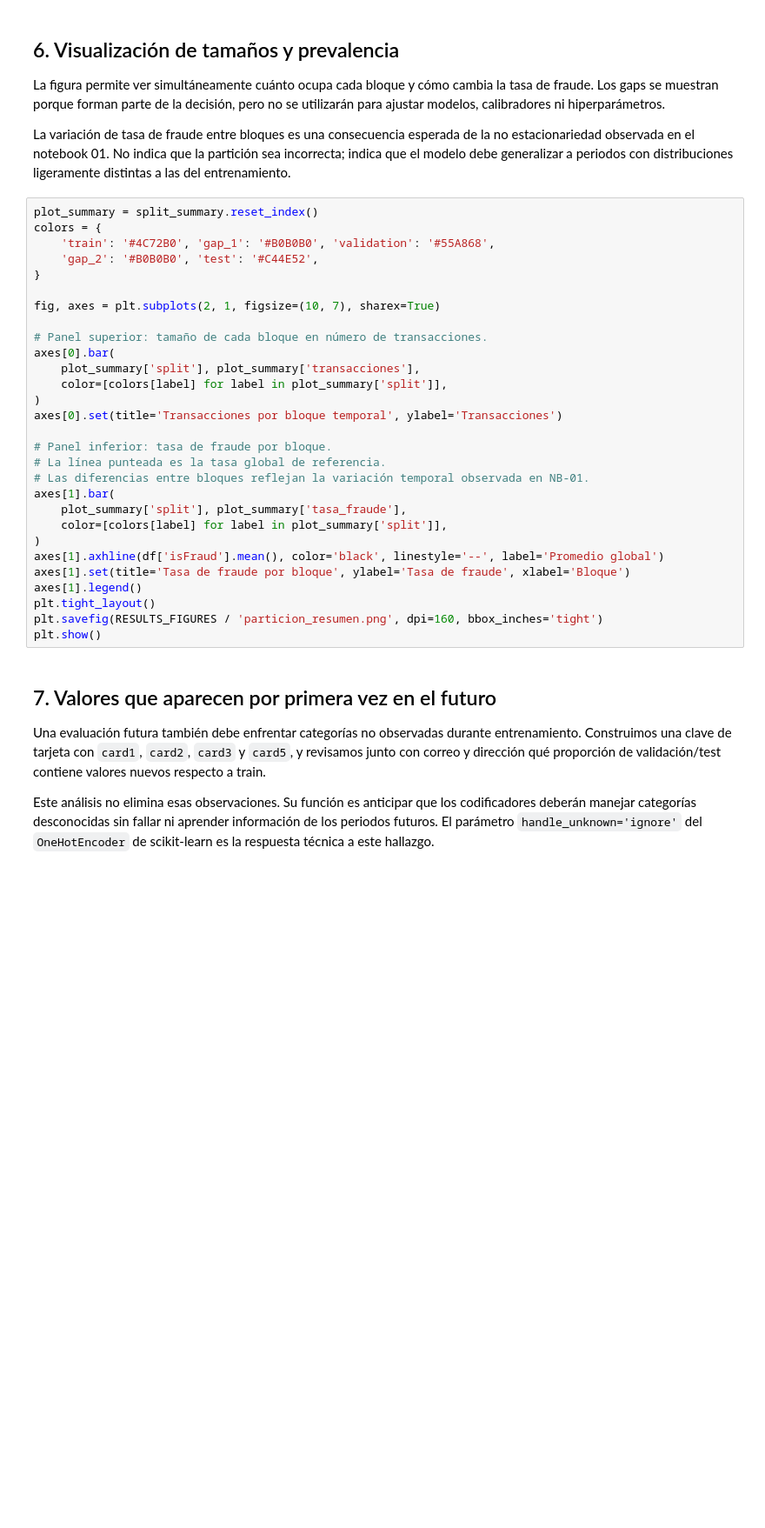
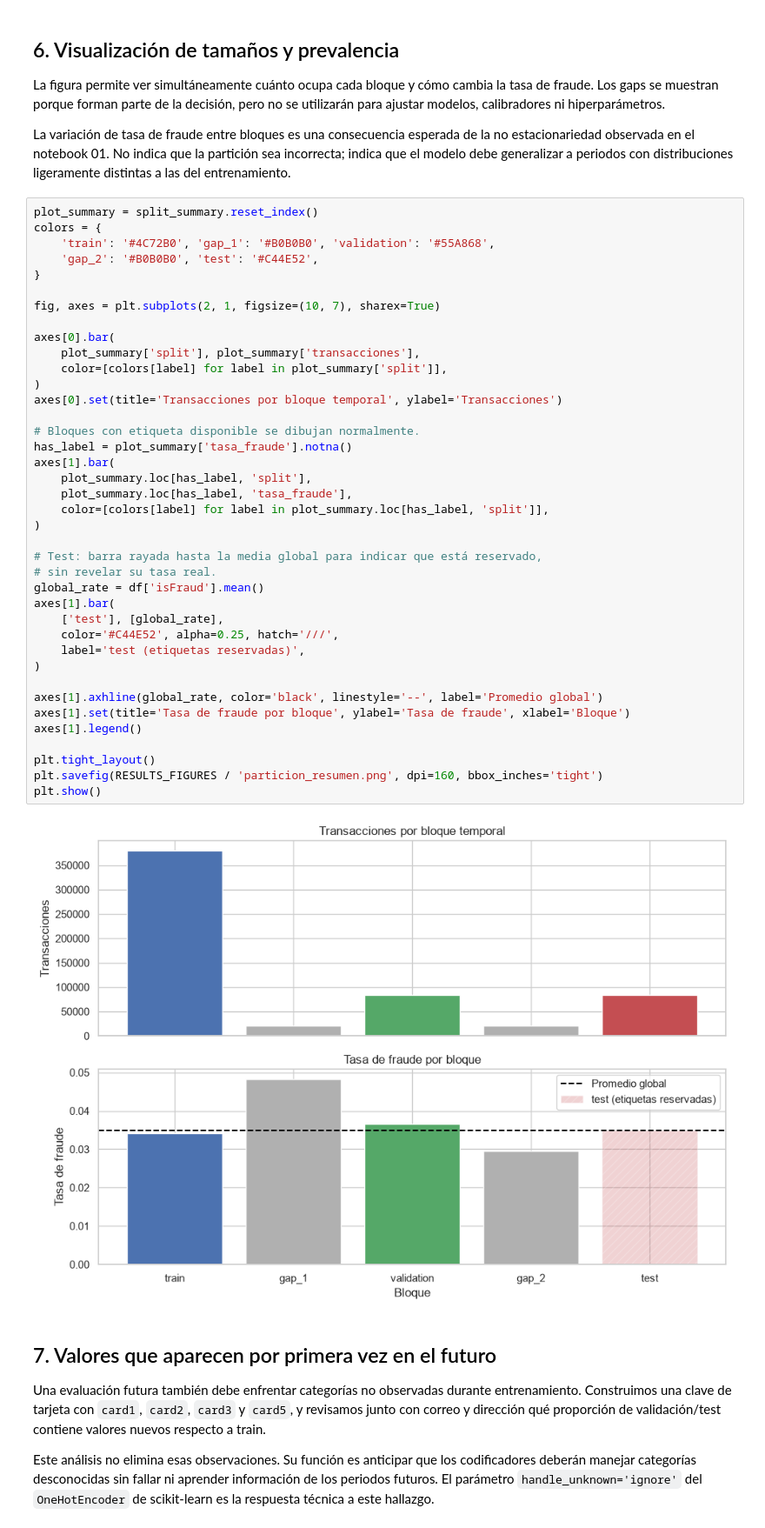
Before and after one commit to MiltonCuervo/IEEE-CIS-Fraud-Detection-PI2, a Jupyter notebook: notebooks/02_particion_temporal.ipynb, the cells around one changed output. Shown at 87% size. Drawn from its saved outputs; the diff is of its cells as text; blank space fills up the shorter version.

Commit message:
partición temporal

```diff
--- a/notebooks/02_particion_temporal.ipynb
+++ b/notebooks/02_particion_temporal.ipynb
@@ -199,32 +239,44 @@ ligeramente distintas a las del entrenamiento.
 # %%
 plot_summary = split_summary.reset_index()
 colors = {
     'train': '#4C72B0', 'gap_1': '#B0B0B0', 'validation': '#55A868',
     'gap_2': '#B0B0B0', 'test': '#C44E52',
 }
 
 fig, axes = plt.subplots(2, 1, figsize=(10, 7), sharex=True)
 
-# Panel superior: tamaño de cada bloque en número de transacciones.
 axes[0].bar(
     plot_summary['split'], plot_summary['transacciones'],
     color=[colors[label] for label in plot_summary['split']],
 )
 axes[0].set(title='Transacciones por bloque temporal', ylabel='Transacciones')
 
-# Panel inferior: tasa de fraude por bloque.
-# La línea punteada es la tasa global de referencia.
-# Las diferencias entre bloques reflejan la variación temporal observada en NB-01.
+# Bloques con etiqueta disponible se dibujan normalmente.
+has_label = plot_summary['tasa_fraude'].notna()
 axes[1].bar(
-    plot_summary['split'], plot_summary['tasa_fraude'],
-    color=[colors[label] for label in plot_summary['split']],
+    plot_summary.loc[has_label, 'split'],
+    plot_summary.loc[has_label, 'tasa_fraude'],
+    color=[colors[label] for label in plot_summary.loc[has_label, 'split']],
 )
-axes[1].axhline(df['isFraud'].mean(), color='black', linestyle='--', label='Promedio global')
+
+# Test: barra rayada hasta la media global para indicar que está reservado,
+# sin revelar su tasa real.
+global_rate = df['isFraud'].mean()
+axes[1].bar(
+    ['test'], [global_rate],
+    color='#C44E52', alpha=0.25, hatch='///',
+    label='test (etiquetas reservadas)',
+)
+
+axes[1].axhline(global_rate, color='black', linestyle='--', label='Promedio global')
 axes[1].set(title='Tasa de fraude por bloque', ylabel='Tasa de fraude', xlabel='Bloque')
 axes[1].legend()
+
 plt.tight_layout()
 plt.savefig(RESULTS_FIGURES / 'particion_resumen.png', dpi=160, bbox_inches='tight')
 plt.show()
+# %% [output]
+[figure, added]
 # %% [markdown]
 ## 7. Valores que aparecen por primera vez en el futuro
 
```
Also changed, not shown: parts of 7 cells of this notebook, 1 other file.
